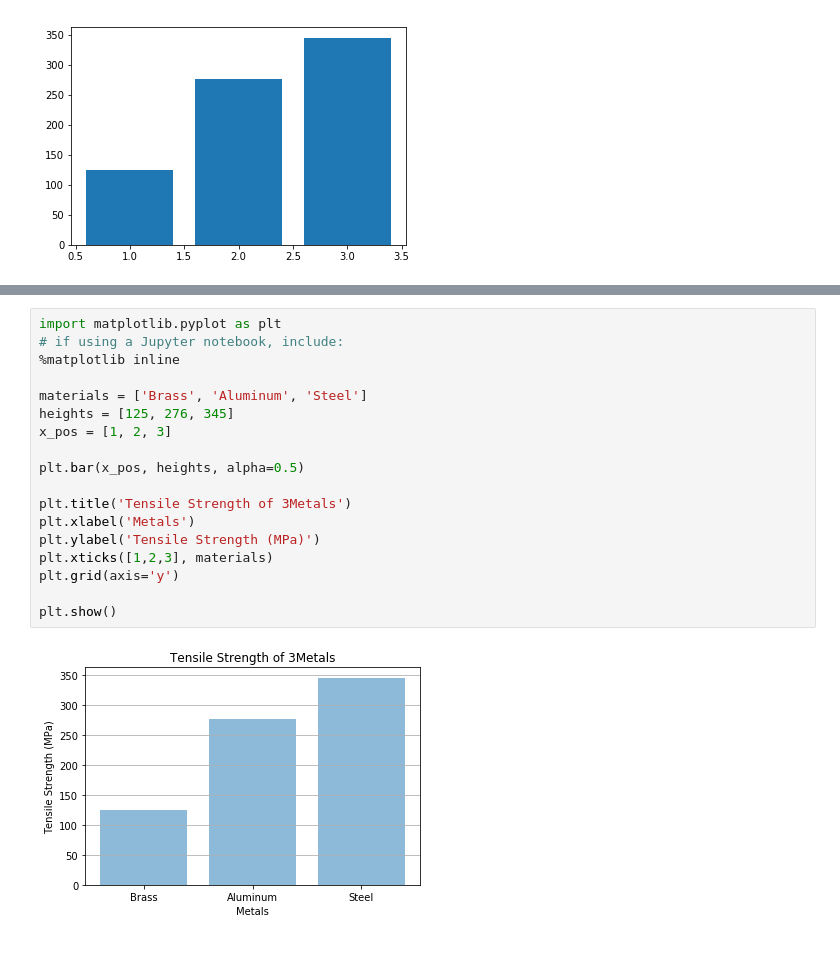
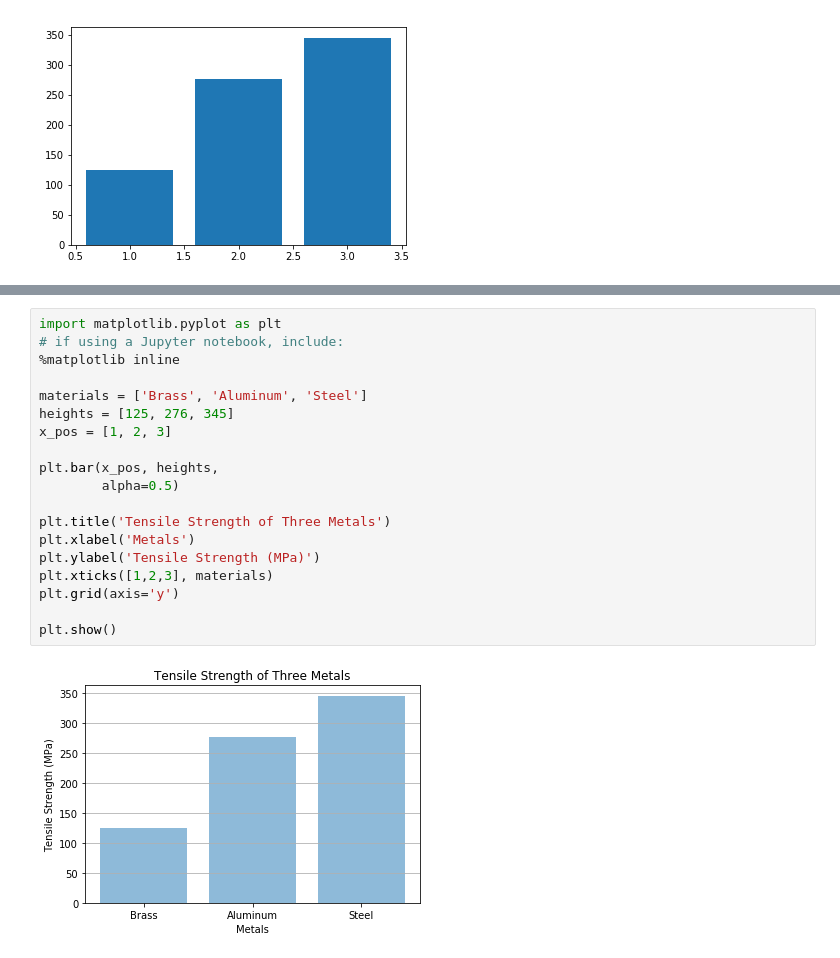
Before and after one commit to ProfessorKazarinoff/Problem-Solving-101-with-Python, a Jupyter notebook: notebooks/05-Plotting-with-Matplotlib/05.06-Bar-Charts.ipynb, the cells around one changed output, grey strips where cells are left out. Saved outputs shown, nothing was run; the diff lists cells and outputs as text.

```diff
--- a/notebooks/05-Plotting-with-Matplotlib/05.06-Bar-Charts.ipynb
+++ b/notebooks/05-Plotting-with-Matplotlib/05.06-Bar-Charts.ipynb
@@ -71,20 +72,21 @@ Labels can be added to the bar plot with the same syntax used to customize line
 # %%
 import matplotlib.pyplot as plt
 # if using a Jupyter notebook, include:
 %matplotlib inline
 
 materials = ['Brass', 'Aluminum', 'Steel']
 heights = [125, 276, 345]
 x_pos = [1, 2, 3]
 
-plt.bar(x_pos, heights, alpha=0.5)
+plt.bar(x_pos, heights,
+        alpha=0.5)
 
-plt.title('Tensile Strength of 3Metals')
+plt.title('Tensile Strength of Three Metals')
 plt.xlabel('Metals')
 plt.ylabel('Tensile Strength (MPa)')
 plt.xticks([1,2,3], materials)
 plt.grid(axis='y')
 
 plt.show()
 # %% [output]
-[figure, old version]
+[figure, new version]
```
Also changed, not shown: parts of 7 cells of this notebook, 6 other files.
